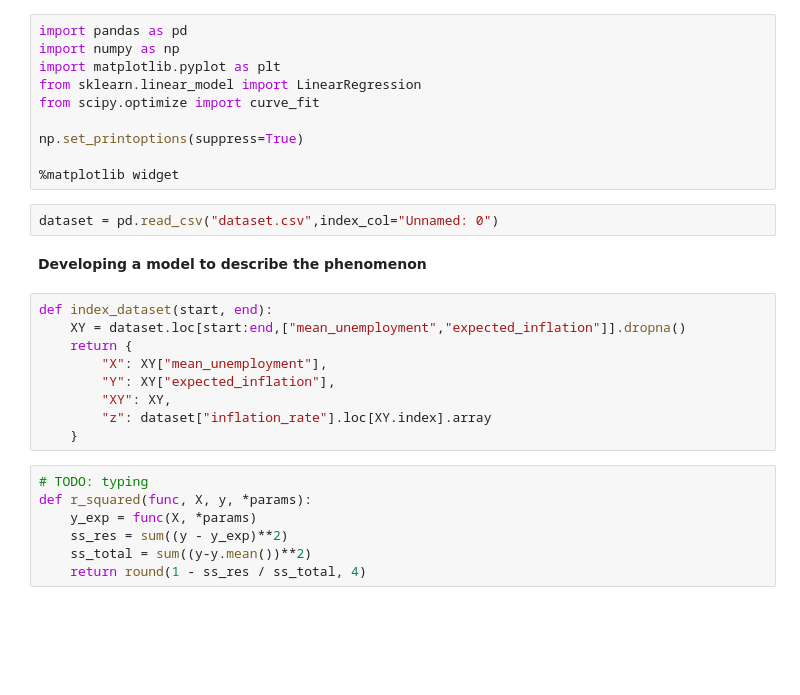
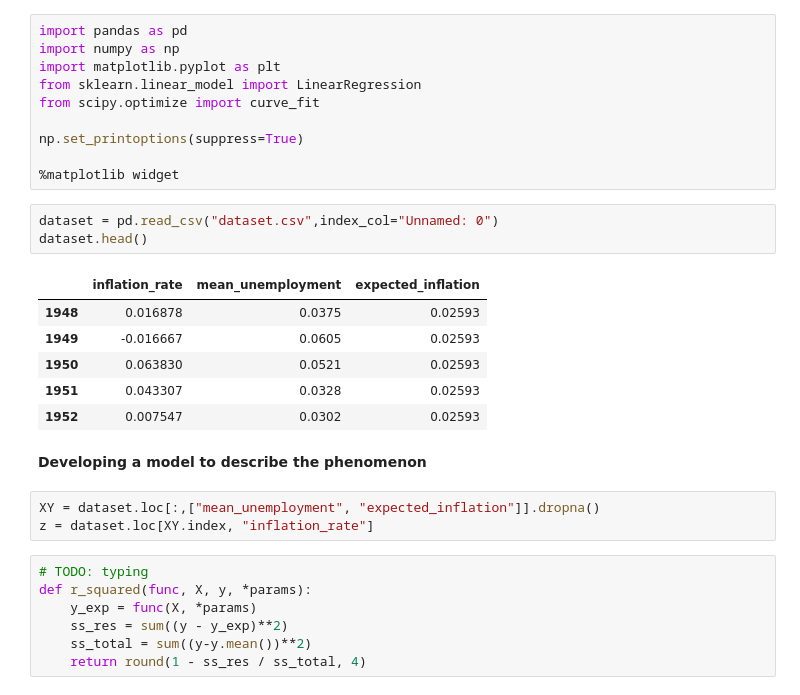
Before and after one commit to Michael-Kornilich/makro-analysis, a Jupyter notebook: makro_analysis.ipynb, the cells around one changed output. Drawn from its saved outputs; the diff is of its cells as text; blank space fills up the shorter version.

```diff
--- a/makro_analysis.ipynb
+++ b/makro_analysis.ipynb
@@ -14,17 +14,19 @@ np.set_printoptions(suppress=True)
 %matplotlib widget
 # %%
 dataset = pd.read_csv("dataset.csv",index_col="Unnamed: 0")
+dataset.head()
+# %% [output]
+|  | inflation_rate | mean_unemployment | expected_inflation |
+| 1948 | 0.016878 | 0.0375 | 0.02593 |
+| 1949 | -0.016667 | 0.0605 | 0.02593 |
+| 1950 | 0.063830 | 0.0521 | 0.02593 |
+| 1951 | 0.043307 | 0.0328 | 0.02593 |
+| 1952 | 0.007547 | 0.0302 | 0.02593 |
 # %% [markdown]
 **Developing a model to describe the phenomenon**
-# %%
-def index_dataset(start, end):
-    XY = dataset.loc[start:end,["mean_unemployment","expected_inflation"]].dropna()
-    return {
-        "X": XY["mean_unemployment"],
-        "Y": XY["expected_inflation"],
-        "XY": XY,
-        "z": dataset["inflation_rate"].loc[XY.index].array
-    }
+# %%
+XY = dataset.loc[:,["mean_unemployment", "expected_inflation"]].dropna()
+z = dataset.loc[XY.index, "inflation_rate"]
 # %%
 # TODO: typing
 def r_squared(func, X, y, *params):
```
Also changed, not shown: parts of 6 cells of this notebook.
